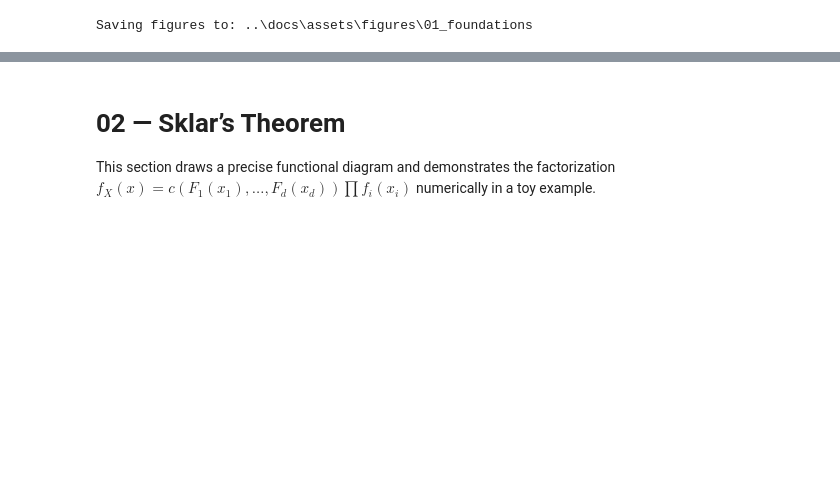
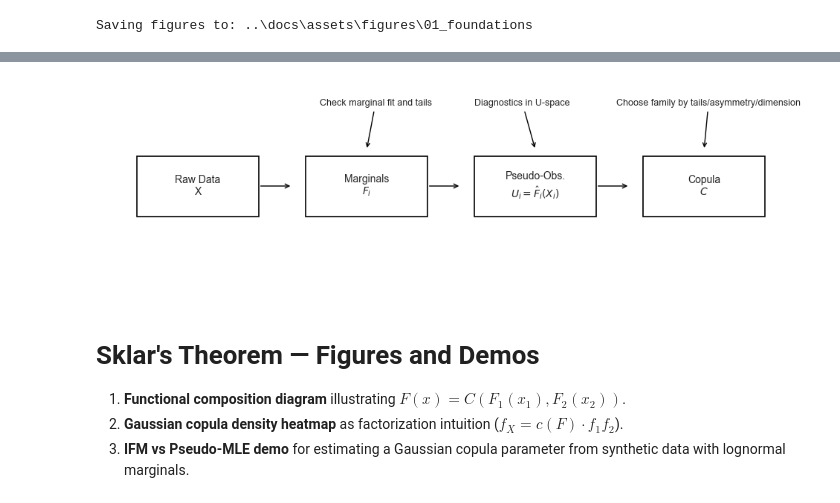
Before and after one commit to Limman-qaidev/copula-lab, a Jupyter notebook: notebooks/01_foundations_figures.ipynb, the cells around one changed output, grey strips where cells are left out. Cells and saved outputs as stored; diff of their text form; code cells hidden in the pictures; blank space fills up the shorter version.

```diff
--- a/notebooks/01_foundations_figures.ipynb
+++ b/notebooks/01_foundations_figures.ipynb
@@ -47,3 +121,38 @@ plt.show()
+# %%
+fig, ax = plt.subplots(figsize=(10, 3))
+ax.axis("off")
+
+def draw_box(ax, x, y, w, h, text):
+    rect = plt.Rectangle((x, y), w, h, fill=False, lw=1.2)
+    ax.add_patch(rect)
+    ax.text(x + w / 2, y + h / 2, text, ha="center", va="center", fontsize=10)
+
+draw_box(ax, 0.05, 0.35, 0.18, 0.3, "Raw Data\nX")
+draw_box(ax, 0.3,  0.35, 0.18, 0.3, "Marginals\n$F_i$")
+draw_box(ax, 0.55, 0.35, 0.18, 0.3, "Pseudo-Obs.\n$U_i = \\hat F_i(X_i)$")
+draw_box(ax, 0.8,  0.35, 0.18, 0.3, "Copula\n$C$")
+
+for start in [0.23, 0.48, 0.73]:
+    ax.annotate("", xy=(start + 0.05, 0.5), xytext=(start, 0.5),
+                arrowprops=dict(arrowstyle="->", lw=1))
+
+ax.annotate("Check marginal fit and tails", xy=(0.39, 0.68), xytext=(0.32, 0.9),
+            arrowprops=dict(arrowstyle="->"), fontsize=9)
+ax.annotate("Diagnostics in U-space", xy=(0.64, 0.68), xytext=(0.55, 0.9),
+            arrowprops=dict(arrowstyle="->"), fontsize=9)
+ax.annotate("Choose family by tails/asymmetry/dimension", xy=(0.89, 0.68), xytext=(0.76, 0.9),
+            arrowprops=dict(arrowstyle="->"), fontsize=9)
+
+plt.tight_layout()
+plt.savefig(out / "overview_pipeline.png", dpi=200)
+plt.savefig(out / "overview_pipeline.svg")
+plt.show()
+# %% [output]
+[figure, added]
 # %% [markdown]
-# 02 — Sklar’s Theorem
-This section draws a precise functional diagram and demonstrates the factorization $f_X(x)=c(F_1(x_1),\ldots,F_d(x_d))\prod f_i(x_i)$ numerically in a toy example.
+# Sklar's Theorem — Figures and Demos
+
+
+1. **Functional composition diagram** illustrating $F(x) = C(F_1(x_1), F_2(x_2))$.
+2. **Gaussian copula density heatmap** as factorization intuition ($f_X = c(F) \cdot f_1 f_2$).
+3. **IFM vs Pseudo-MLE demo** for estimating a Gaussian copula parameter from synthetic data with lognormal marginals.
```
Also changed, not shown: parts of 32 cells of this notebook, 57 other files.
